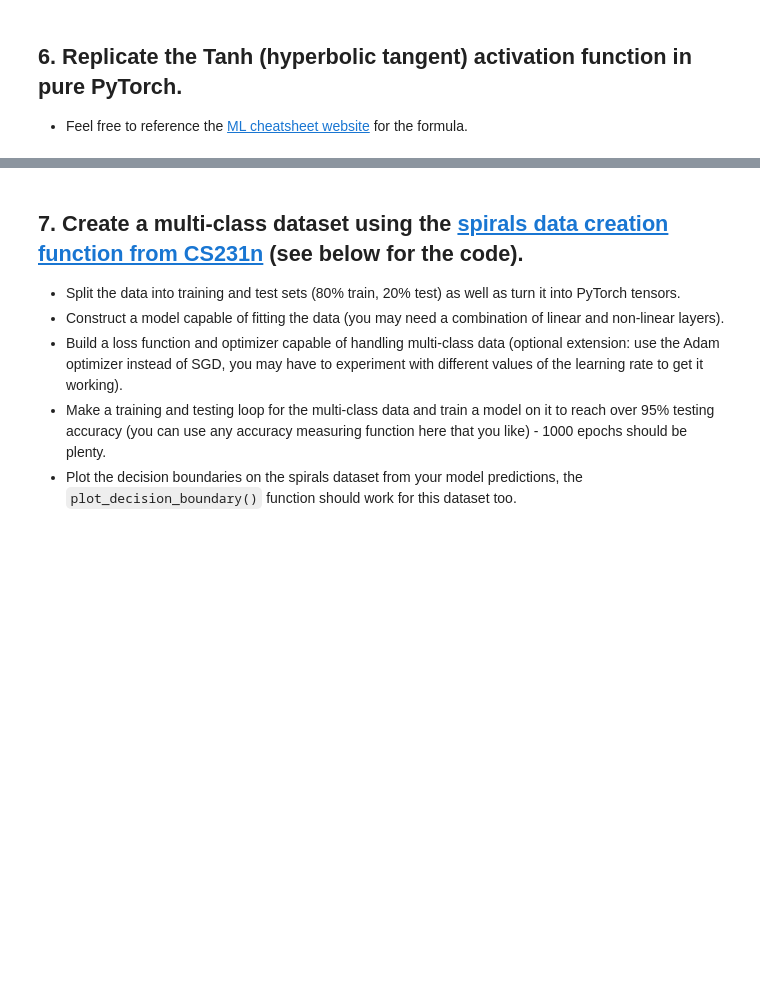
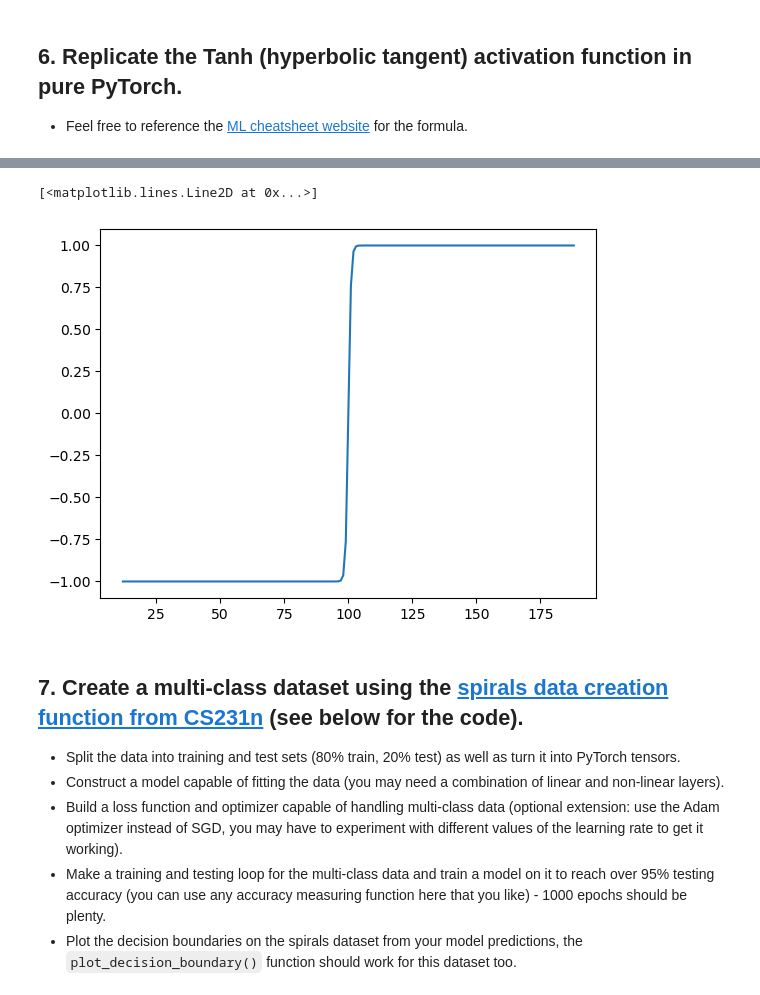
Before and after one commit to MuratcanLaloglu/pytorch, a Jupyter notebook: 02_pytorch_classification_exercises.ipynb, the cells around one changed output, grey strips where cells are left out. Saved outputs shown, nothing was run; the diff lists cells and outputs as text; code cells hidden in the pictures; blank space fills up the shorter version.

```diff
--- a/02_pytorch_classification_exercises.ipynb
+++ b/02_pytorch_classification_exercises.ipynb
@@ -292,3 +349,13 @@ def plot_decision_boundary(model, X, y):
+# %%
+# Replicate torch.tanh() and plot it
+def tanh(x):
+  # Source - https://ml-cheatsheet.readthedocs.io/en/latest/activation_functions.html#tanh
+  return (torch.exp(x) - torch.exp(-x)) / (torch.exp(x) + torch.exp(-x))
+
+plt.plot(tanh(tensor_A))
+# %% [output]
+[<matplotlib.lines.Line2D at 0x...>]
+[figure, added]
 # %% [markdown]
 ## 7. Create a multi-class dataset using the [spirals data creation function from CS231n](https://cs231n.github.io/neural-networks-case-study/) (see below for the code).
   * Split the data into training and test sets (80% train, 20% test) as well as turn it into PyTorch tensors.
```
Also changed, not shown: parts of 20 cells of this notebook.
